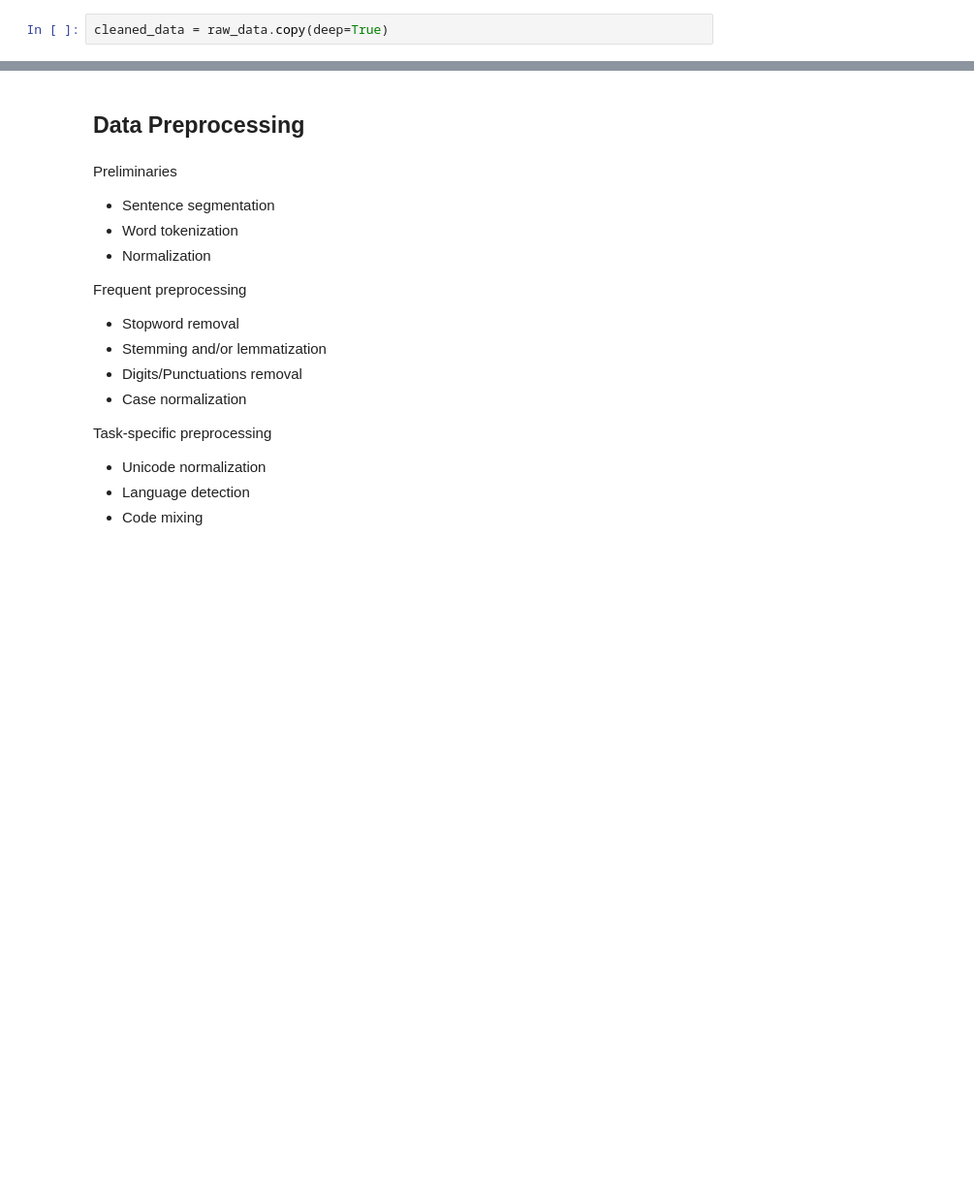
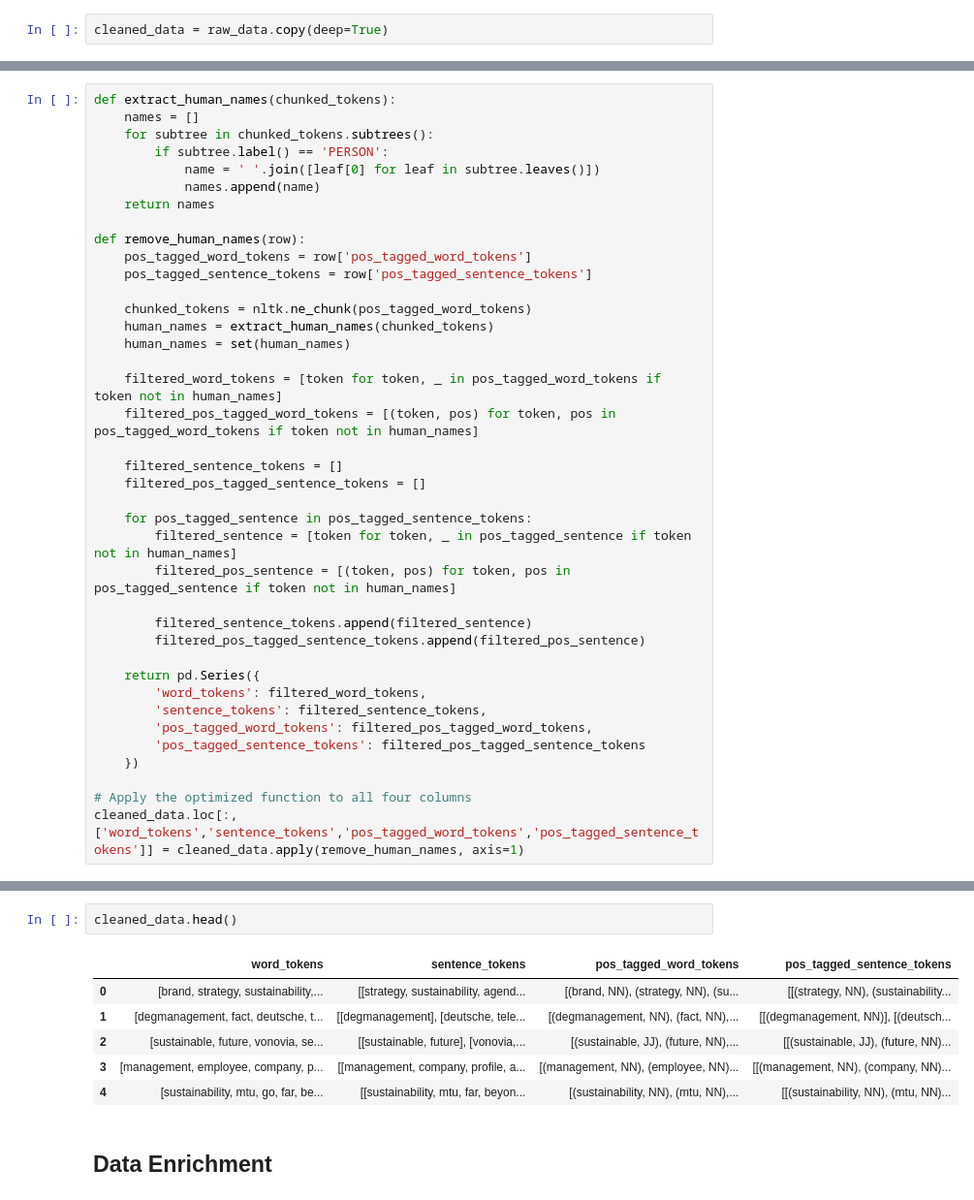
Before and after one commit to syX113/hslu-nlp, a Jupyter notebook: stage1/00-data-preprocessing.ipynb, the cells around one changed output, grey strips where cells are left out. Shown at 97% size. Drawn from its saved outputs; the diff is of its cells as text; blank space fills up the shorter version.

Commit message:
finalized preprocessing and draft of EDA

```diff
--- a/stage1/00-data-preprocessing.ipynb
+++ b/stage1/00-data-preprocessing.ipynb
@@ -191,0 +348,39 @@ print(cleaned_data['cleaned_tokenized_content'][1])
+# %%
+def extract_human_names(chunked_tokens):
+    names = []
+    for subtree in chunked_tokens.subtrees():
+        if subtree.label() == 'PERSON':
+            name = ' '.join([leaf[0] for leaf in subtree.leaves()])
+            names.append(name)
+    return names
+
+def remove_human_names(row):
+    pos_tagged_word_tokens = row['pos_tagged_word_tokens']
+    pos_tagged_sentence_tokens = row['pos_tagged_sentence_tokens']
+
+    chunked_tokens = nltk.ne_chunk(pos_tagged_word_tokens)
+    human_names = extract_human_names(chunked_tokens)
+    human_names = set(human_names)
+
+    filtered_word_tokens = [token for token, _ in pos_tagged_word_tokens if token not in human_names]
+    filtered_pos_tagged_word_tokens = [(token, pos) for token, pos in pos_tagged_word_tokens if token not in human_names]
+
+    filtered_sentence_tokens = []
+    filtered_pos_tagged_sentence_tokens = []
+
+    for pos_tagged_sentence in pos_tagged_sentence_tokens:
+        filtered_sentence = [token for token, _ in pos_tagged_sentence if token not in human_names]
+        filtered_pos_sentence = [(token, pos) for token, pos in pos_tagged_sentence if token not in human_names]
+
+        filtered_sentence_tokens.append(filtered_sentence)
+        filtered_pos_tagged_sentence_tokens.append(filtered_pos_sentence)
+
+    return pd.Series({
+        'word_tokens': filtered_word_tokens,
+        'sentence_tokens': filtered_sentence_tokens,
+        'pos_tagged_word_tokens': filtered_pos_tagged_word_tokens,
+        'pos_tagged_sentence_tokens': filtered_pos_tagged_sentence_tokens
+    })
+
+# Apply the optimized function to all four columns
+cleaned_data.loc[:, ['word_tokens','sentence_tokens','pos_tagged_word_tokens','pos_tagged_sentence_tokens']] = cleaned_data.apply(remove_human_names, axis=1)
@@ -192,18 +391,11 @@ print(cleaned_data['cleaned_tokenized_content'][1])
+# %%
+cleaned_data.head()
+# %% [output]
+|  | word_tokens | sentence_tokens | pos_tagged_word_tokens | pos_tagged_sentence_tokens |
+| 0 | [brand, strategy, sustainability,... | [[strategy, sustainability, agend... | [(brand, NN), (strategy, NN), (su... | [[(strategy, NN), (sustainability... |
+| 1 | [degmanagement, fact, deutsche, t... | [[degmanagement], [deutsche, tele... | [(degmanagement, NN), (fact, NN),... | [[(degmanagement, NN)], [(deutsch... |
+| 2 | [sustainable, future, vonovia, se... | [[sustainable, future], [vonovia,... | [(sustainable, JJ), (future, NN),... | [[(sustainable, JJ), (future, NN)... |
+| 3 | [management, employee, company, p... | [[management, company, profile, a... | [(management, NN), (employee, NN)... | [[(management, NN), (company, NN)... |
+| 4 | [sustainability, mtu, go, far, be... | [[sustainability, mtu, far, beyon... | [(sustainability, NN), (mtu, NN),... | [[(sustainability, NN), (mtu, NN)... |
 # %% [markdown]
-## Data Preprocessing
+## Data Enrichment
-# %% [markdown]
-Preliminaries
-- Sentence segmentation
-- Word tokenization
-- Normalization
-
-Frequent preprocessing
-- Stopword removal
-- Stemming and/or lemmatization
-- Digits/Punctuations removal
-- Case normalization
-
-Task-specific preprocessing
-- Unicode normalization
-- Language detection
-- Code mixing
```
Also changed, not shown: parts of 24 cells of this notebook, 2 other files.
